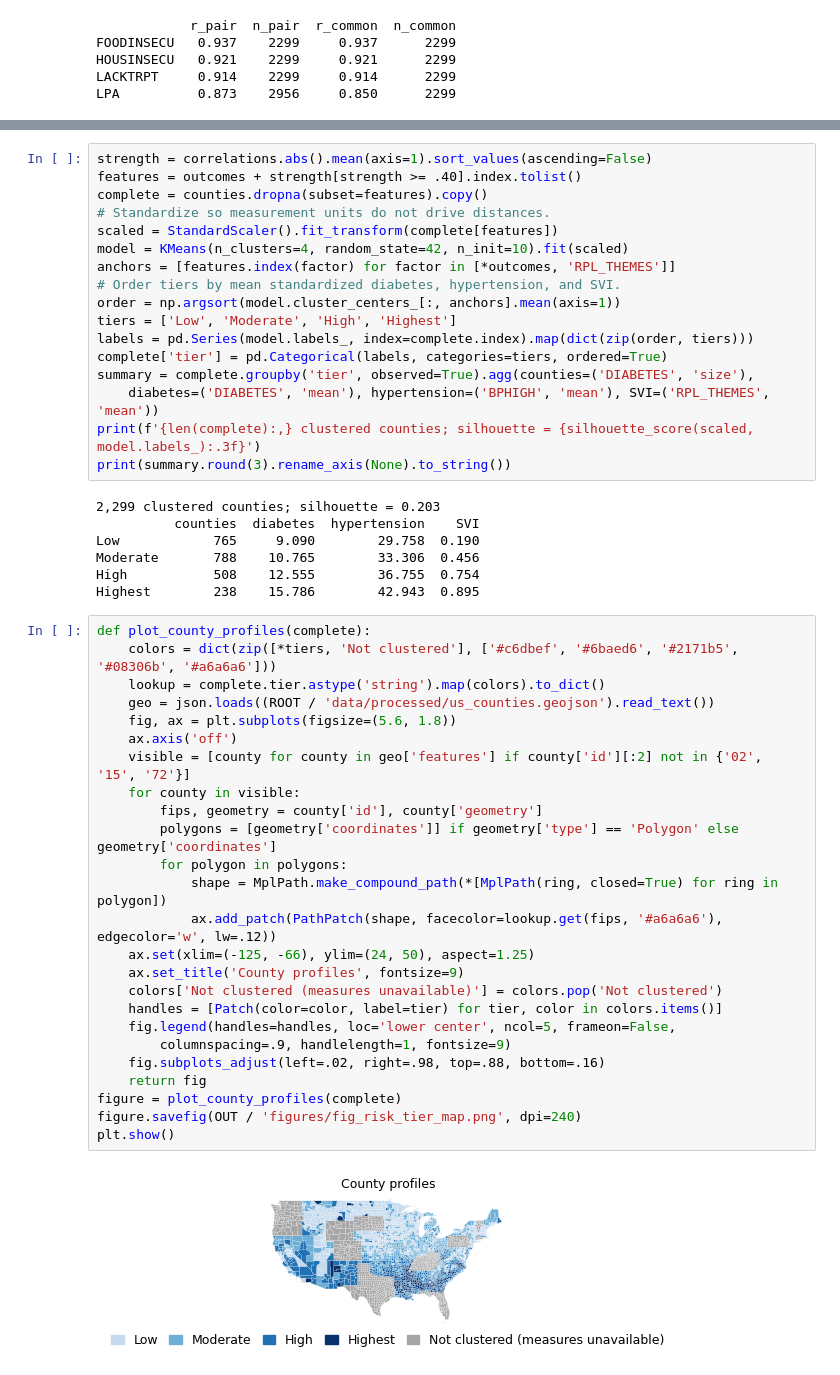
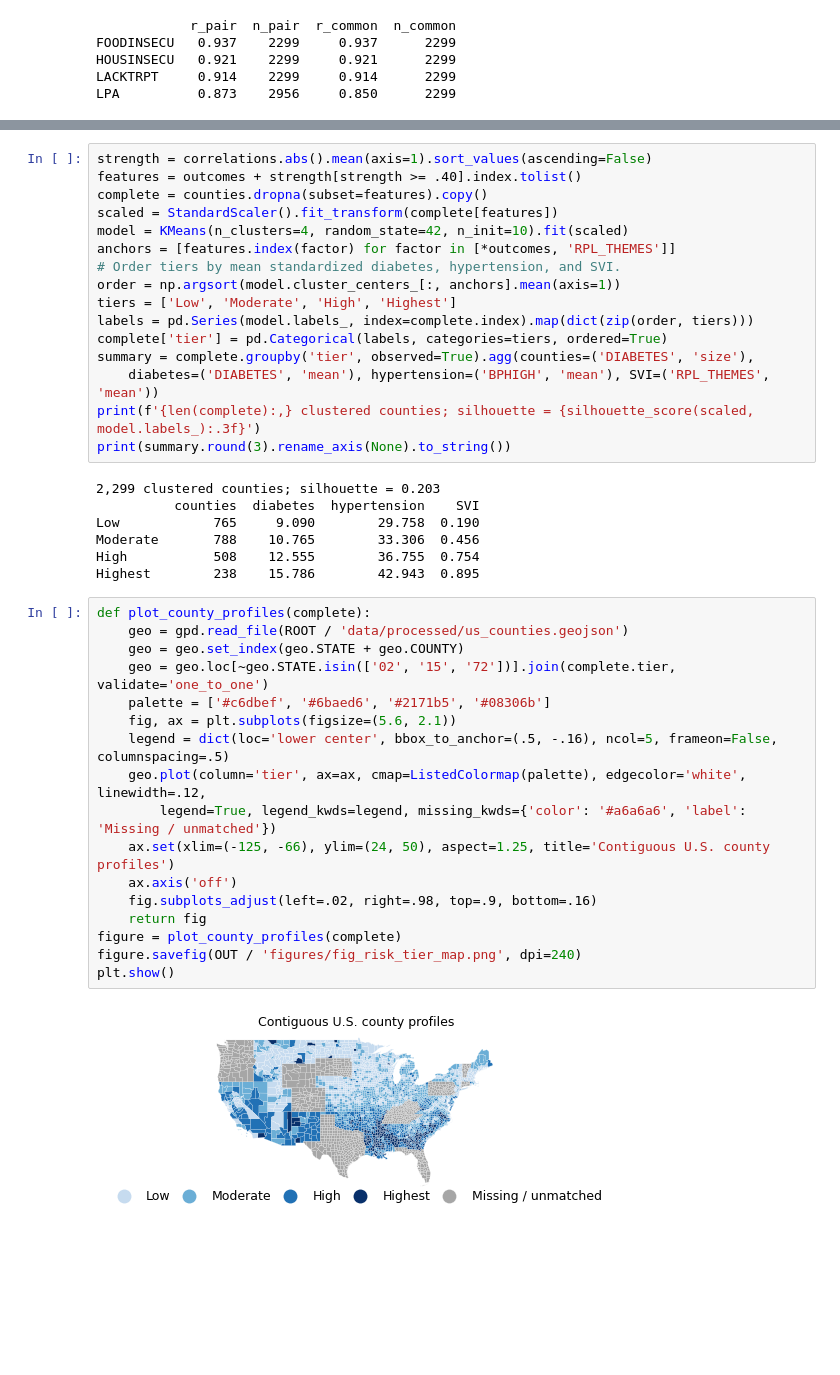
Before and after one commit to Booth-DH/Global_AI_Internship, a Jupyter notebook: code_sample/code_sample.ipynb, the cells around one changed output, grey strips where cells are left out. Saved outputs shown, nothing was run; the diff lists cells and outputs as text; blank space fills up the shorter version.

```diff
--- a/code_sample/code_sample.ipynb
+++ b/code_sample/code_sample.ipynb
@@ -99,7 +99,6 @@ K-means groups counties with similar standardized profiles; the table shows unwe
 strength = correlations.abs().mean(axis=1).sort_values(ascending=False)
 features = outcomes + strength[strength >= .40].index.tolist()
 complete = counties.dropna(subset=features).copy()
-# Standardize so measurement units do not drive distances.
 scaled = StandardScaler().fit_transform(complete[features])
 model = KMeans(n_clusters=4, random_state=42, n_init=10).fit(scaled)
 anchors = [features.index(factor) for factor in [*outcomes, 'RPL_THEMES']]
@@ -119,31 +118,23 @@ Low            765     9.090        29.758  0.190
 Moderate       788    10.765        33.306  0.456
 High           508    12.555        36.755  0.754
 Highest        238    15.786        42.943  0.895
-# %%
-def plot_county_profiles(complete):
-    colors = dict(zip([*tiers, 'Not clustered'], ['#c6dbef', '#6baed6', '#2171b5', '#08306b', '#a6a6a6']))
-    lookup = complete.tier.astype('string').map(colors).to_dict()
-    geo = json.loads((ROOT / 'data/processed/us_counties.geojson').read_text())
-    fig, ax = plt.subplots(figsize=(5.6, 1.8))
-    ax.axis('off')
-    visible = [county for county in geo['features'] if county['id'][:2] not in {'02', '15', '72'}]
-    for county in visible:
-        fips, geometry = county['id'], county['geometry']
-        polygons = [geometry['coordinates']] if geometry['type'] == 'Polygon' else geometry['coordinates']
-        for polygon in polygons:
-            shape = MplPath.make_compound_path(*[MplPath(ring, closed=True) for ring in polygon])
-            ax.add_patch(PathPatch(shape, facecolor=lookup.get(fips, '#a6a6a6'), edgecolor='w', lw=.12))
-    ax.set(xlim=(-125, -66), ylim=(24, 50), aspect=1.25)
-    ax.set_title('County profiles', fontsize=9)
-    colors['Not clustered (measures unavailable)'] = colors.pop('Not clustered')
-    handles = [Patch(color=color, label=tier) for tier, color in colors.items()]
-    fig.legend(handles=handles, loc='lower center', ncol=5, frameon=False,
-        columnspacing=.9, handlelength=1, fontsize=9)
-    fig.subplots_adjust(left=.02, right=.98, top=.88, bottom=.16)
-    return fig
-figure = plot_county_profiles(complete)
-figure.savefig(OUT / 'figures/fig_risk_tier_map.png', dpi=240)
-plt.show()
-# %% [output]
-[figure, removed]
+# %%
+def plot_county_profiles(complete):
+    geo = gpd.read_file(ROOT / 'data/processed/us_counties.geojson')
+    geo = geo.set_index(geo.STATE + geo.COUNTY)
+    geo = geo.loc[~geo.STATE.isin(['02', '15', '72'])].join(complete.tier, validate='one_to_one')
+    palette = ['#c6dbef', '#6baed6', '#2171b5', '#08306b']
+    fig, ax = plt.subplots(figsize=(5.6, 2.1))
+    legend = dict(loc='lower center', bbox_to_anchor=(.5, -.16), ncol=5, frameon=False, columnspacing=.5)
+    geo.plot(column='tier', ax=ax, cmap=ListedColormap(palette), edgecolor='white', linewidth=.12,
+        legend=True, legend_kwds=legend, missing_kwds={'color': '#a6a6a6', 'label': 'Missing / unmatched'})
+    ax.set(xlim=(-125, -66), ylim=(24, 50), aspect=1.25, title='Contiguous U.S. county profiles')
+    ax.axis('off')
+    fig.subplots_adjust(left=.02, right=.98, top=.9, bottom=.16)
+    return fig
+figure = plot_county_profiles(complete)
+figure.savefig(OUT / 'figures/fig_risk_tier_map.png', dpi=240)
+plt.show()
+# %% [output]
+[figure, added]
 # %% [markdown]
```
Also changed, not shown: parts of 7 cells of this notebook, 8 other files.
